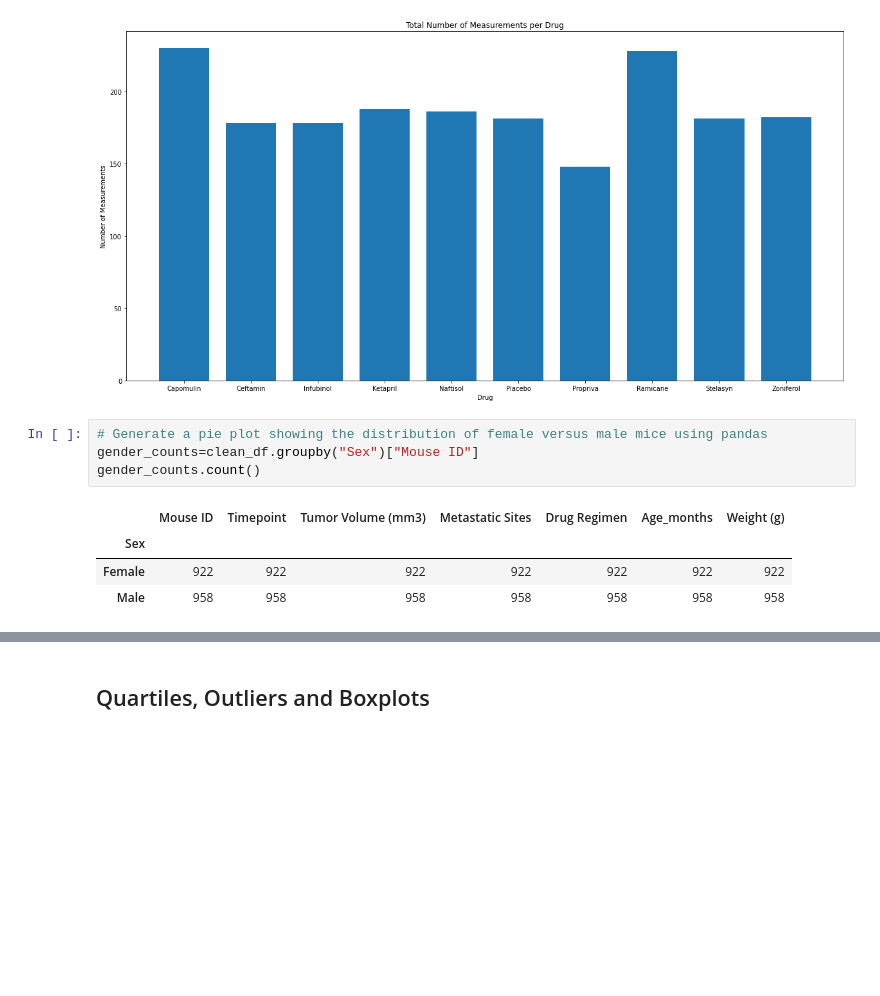
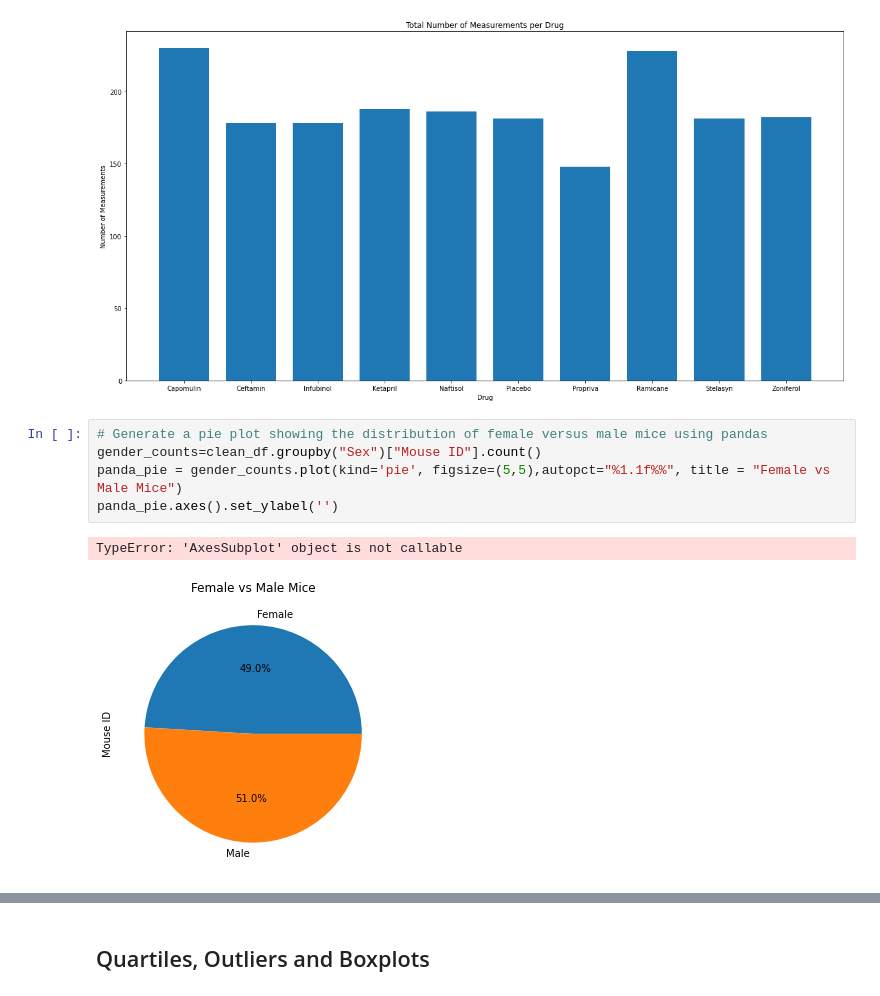
Before and after one commit to NateWitte/matplotlib-challenge, a Jupyter notebook: pymaceuticals_Witte.ipynb, the cells around one changed output, grey strips where cells are left out. Cells and saved outputs as stored; diff of their text form; blank space fills up the shorter version.

Commit message:
added pie charts

```diff
--- a/pymaceuticals_Witte.ipynb
+++ b/pymaceuticals_Witte.ipynb
@@ -154,12 +154,11 @@ Text(0, 0.5, 'Number of Measurements')
 [figure]
 # %%
 # Generate a pie plot showing the distribution of female versus male mice using pandas
-gender_counts=clean_df.groupby("Sex")["Mouse ID"]
-gender_counts.count()
+gender_counts=clean_df.groupby("Sex")["Mouse ID"].count()
+panda_pie = gender_counts.plot(kind='pie', figsize=(5,5),autopct="%1.1f%%", title = "Female vs Male Mice")
+panda_pie.axes().set_ylabel('')
 # %% [output]
-|  | Mouse ID | Timepoint | Tumor Volume (mm3) | Metastatic Sites | Drug Regimen | Age_months | Weight (g) |
-| Sex |  |  |  |  |  |  |  |
-| Female | 922 | 922 | 922 | 922 | 922 | 922 | 922 |
-| Male | 958 | 958 | 958 | 958 | 958 | 958 | 958 |
+TypeError: 'AxesSubplot' object is not callable
+[figure, added]
 # %%
 # Generate a pie plot showing the distribution of female versus male mice using pyplot
```
Also changed, not shown: parts of 1 cell of this notebook.
